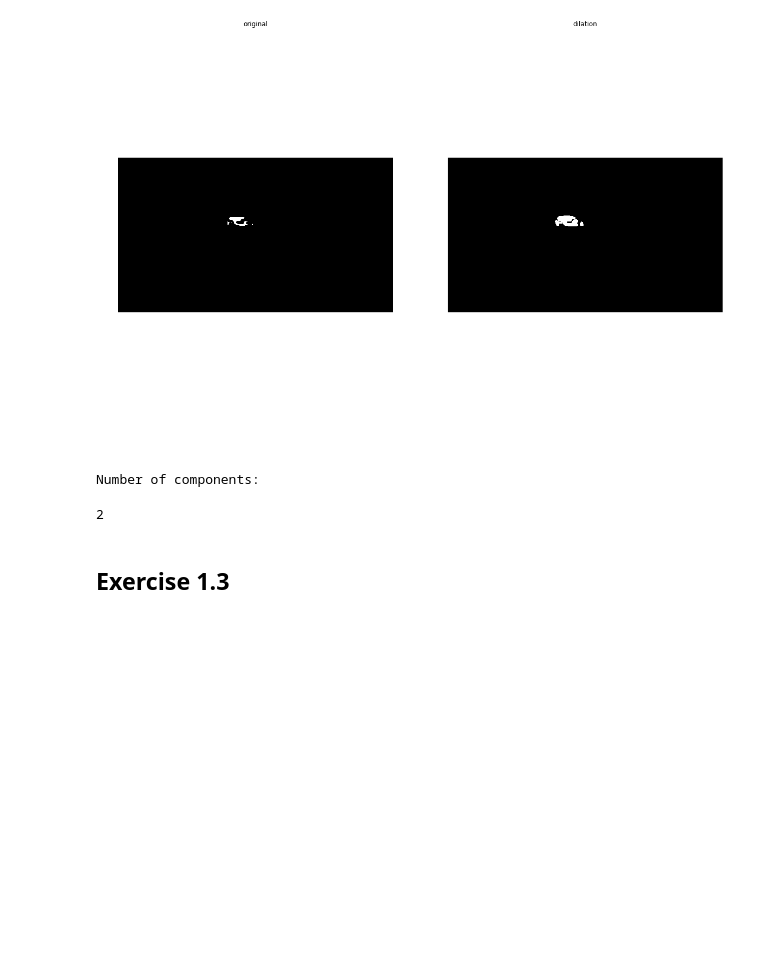
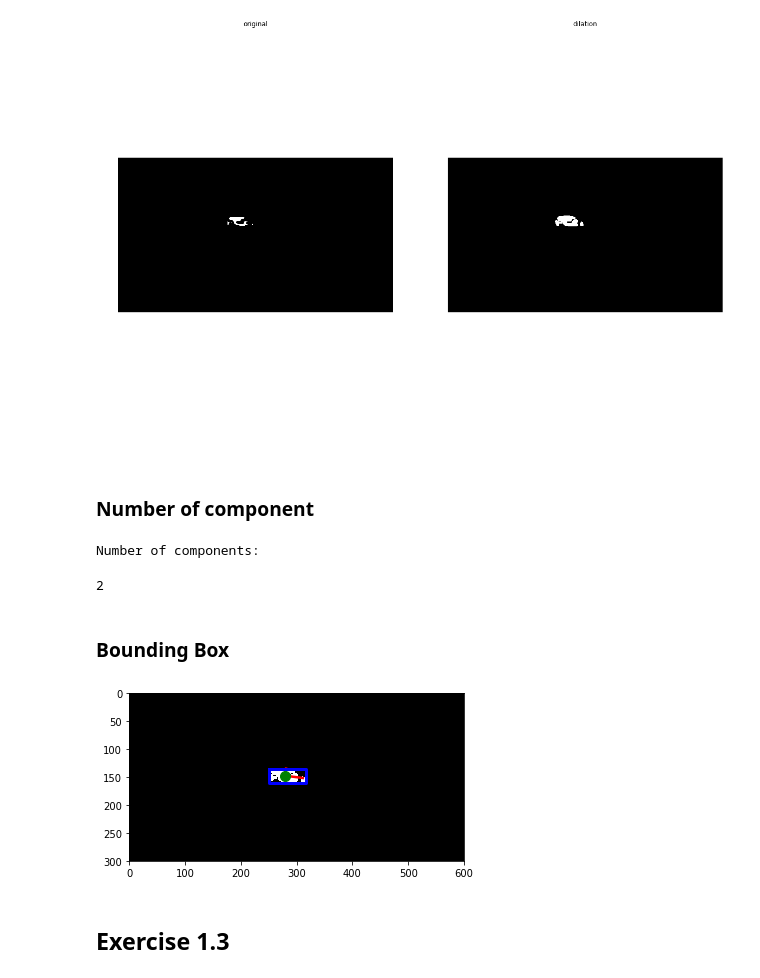
Before and after one commit to YJ14/Computer-Vision-2018, a Jupyter notebook: 01.ipynb, the cells around one changed output. Drawn from its saved outputs; the diff is of its cells as text; code cells hidden in the pictures; blank space fills up the shorter version.

Commit message:
Bounding  Box

```diff
--- a/01.ipynb
+++ b/01.ipynb
@@ -58,6 +60,8 @@ dilated = dilation(eroded, selem)
 plot_comparison(eroded, dilated, 'dilation')
 # %% [output]
 [figure]
+# %% [markdown]
+### Number of component
 # %%
 from skimage import measure
 import numpy as np
@@ -68,6 +72,37 @@ np.max(components)
 # %% [output]
 Number of components:
 2
+# %% [markdown]
+### Bounding Box
+# %%
+from skimage.measure import regionprops
+import math
+
+regions = regionprops(dilated)
+fig, ax = plt.subplots()
+ax.imshow(dilated, cmap=plt.cm.gray)
+
+for props in regions:
+    y0, x0 = props.centroid
+    orientation = props.orientation
+    x1 = x0 + math.cos(orientation) * 0.5 * props.major_axis_length
+    y1 = y0 - math.sin(orientation) * 0.5 * props.major_axis_length
+    x2 = x0 - math.sin(orientation) * 0.5 * props.minor_axis_length
+    y2 = y0 - math.cos(orientation) * 0.5 * props.minor_axis_length
+
+    ax.plot((x0, x1), (y0, y1), '-r', linewidth=2.5)
+    ax.plot((x0, x2), (y0, y2), '-r', linewidth=2.5)
+    ax.plot(x0, y0, '.g', markersize=20)
+
+    minr, minc, maxr, maxc = props.bbox
+    bx = (minc, maxc, maxc, minc, minc)
+    by = (minr, minr, maxr, maxr, minr)
+    ax.plot(bx, by, '-b', linewidth=3)
+
+ax.axis((0, 600, 300, 0))
+plt.show()
+# %% [output]
+[figure, added]
 # %% [markdown]
 ## Exercise 1.3
 # %% [markdown]
```
Also changed, not shown: parts of 1 cell of this notebook.
